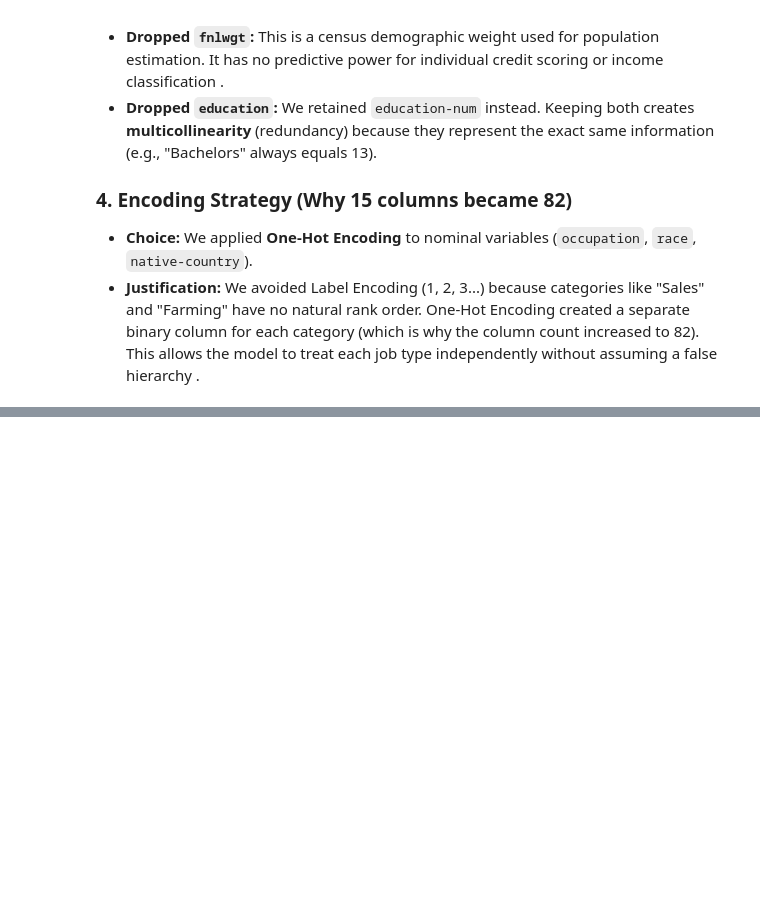
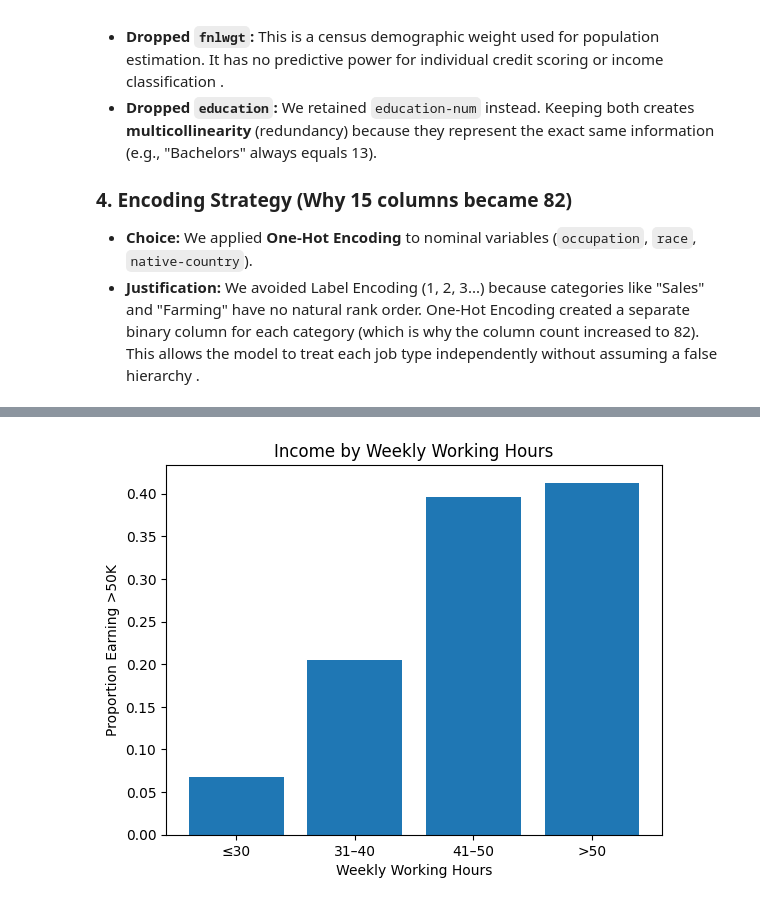
Before and after one commit to ADRIAN-gif-dev/Business-Intelligence-_-Student, a Jupyter notebook: Business Intelligence Group Work/Notebooks/datacheck.ipynb, the cells around one changed output, grey strips where cells are left out. Drawn from its saved outputs; the diff is of its cells as text; code cells hidden in the pictures; blank space fills up the shorter version.

```diff
--- a/Business Intelligence Group Work/Notebooks/datacheck.ipynb
+++ b/Business Intelligence Group Work/Notebooks/datacheck.ipynb
@@ -231,0 +292,29 @@ First 5 rows of cleaned data:
+# %%
+# Lets see also hours of work weekly against income
+
+# Create binned categories for weekly working hours
+df["hours_bin"] = pd.cut(
+    df["hours-per-week"],
+    bins=[0, 30, 40, 50, 100],
+    labels=["≤30", "31–40", "41–50", ">50"]
+)
+
+# Convert income to binary (1 = >50K, 0 = <=50K)
+df["income_num"] = (df["income"] == ">50K").astype(int)
+
+# Group by hours worked and compute proportion earning >50K
+income_by_hours = (
+    df.groupby("hours_bin", observed=False)["income_num"]
+    .mean()
+    .reset_index()
+)
+
+# Plot
+plt.figure()
+plt.bar(income_by_hours["hours_bin"], income_by_hours["income_num"])
+plt.xlabel("Weekly Working Hours")
+plt.ylabel("Proportion Earning >50K")
+plt.title("Income by Weekly Working Hours")
+plt.show()
+# %% [output]
+[figure, added]
```
Also changed, not shown: parts of 6 cells of this notebook.
